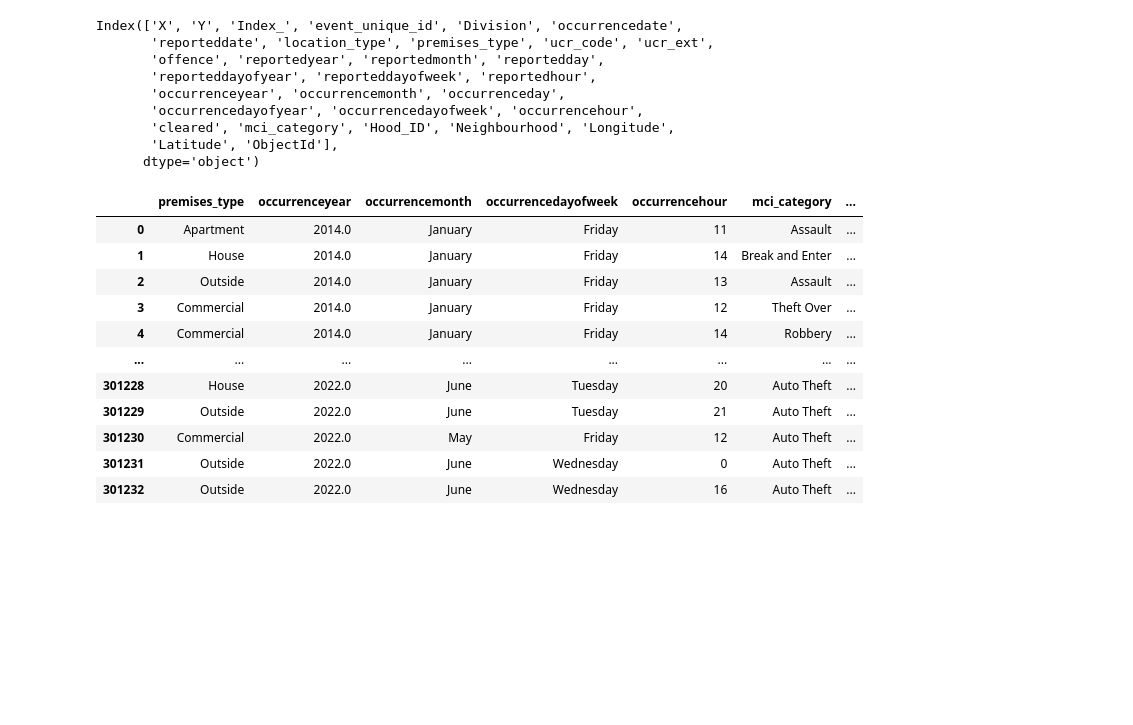
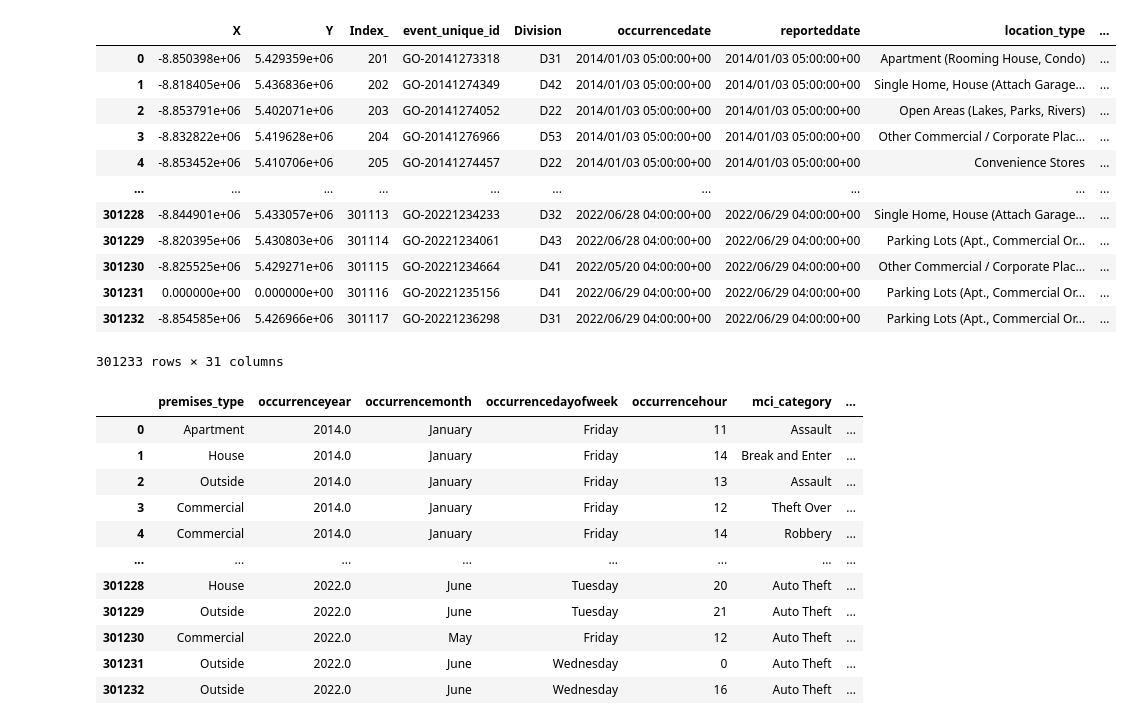
Before and after one commit to Ahmadhha/P1_T4_Test, a Jupyter notebook: Transform/Transform.ipynb, the cells around one changed output. Cells and saved outputs as stored; diff of their text form; code cells hidden in the pictures; blank space fills up the shorter version.

```diff
--- a/Transform/Transform.ipynb
+++ b/Transform/Transform.ipynb
@@ -6,19 +6,23 @@ import numpy as np
 # %%
 # Import csv into DataFrame
 
 tdot_df_raw = pd.read_csv("../Resources/Major_Crime_Indicators.csv")
 
-tdot_df_raw.columns
+tdot_df_raw
 # %% [output]
+|  | X | Y | Index_ | event_unique_id | Division | occurrencedate | reporteddate | location_type | ... |
+| 0 | -8.850398e+06 | 5.429359e+06 | 201 | GO-20141273318 | D31 | 2014/01/03 05:00:00+00 | 2014/01/03 05:00:00+00 | Apartment (Rooming House, Condo) | ... |
+| 1 | -8.818405e+06 | 5.436836e+06 | 202 | GO-20141274349 | D42 | 2014/01/03 05:00:00+00 | 2014/01/03 05:00:00+00 | Single Home, House (Attach Garage... | ... |
+| 2 | -8.853791e+06 | 5.402071e+06 | 203 | GO-20141274052 | D22 | 2014/01/03 05:00:00+00 | 2014/01/03 05:00:00+00 | Open Areas (Lakes, Parks, Rivers) | ... |
+| 3 | -8.832822e+06 | 5.419628e+06 | 204 | GO-20141276966 | D53 | 2014/01/03 05:00:00+00 | 2014/01/03 05:00:00+00 | Other Commercial / Corporate Plac... | ... |
+| 4 | -8.853452e+06 | 5.410706e+06 | 205 | GO-20141274457 | D22 | 2014/01/03 05:00:00+00 | 2014/01/03 05:00:00+00 | Convenience Stores | ... |
+| ... | ... | ... | ... | ... | ... | ... | ... | ... | ... |
+| 301228 | -8.844901e+06 | 5.433057e+06 | 301113 | GO-20221234233 | D32 | 2022/06/28 04:00:00+00 | 2022/06/29 04:00:00+00 | Single Home, House (Attach Garage... | ... |
+| 301229 | -8.820395e+06 | 5.430803e+06 | 301114 | GO-20221234061 | D43 | 2022/06/28 04:00:00+00 | 2022/06/29 04:00:00+00 | Parking Lots (Apt., Commercial Or... | ... |
+| 301230 | -8.825525e+06 | 5.429271e+06 | 301115 | GO-20221234664 | D41 | 2022/05/20 04:00:00+00 | 2022/06/29 04:00:00+00 | Other Commercial / Corporate Plac... | ... |
+| 301231 | 0.000000e+00 | 0.000000e+00 | 301116 | GO-20221235156 | D41 | 2022/06/29 04:00:00+00 | 2022/06/29 04:00:00+00 | Parking Lots (Apt., Commercial Or... | ... |
+| 301232 | -8.854585e+06 | 5.426966e+06 | 301117 | GO-20221236298 | D31 | 2022/06/29 04:00:00+00 | 2022/06/29 04:00:00+00 | Parking Lots (Apt., Commercial Or... | ... |
-Index(['X', 'Y', 'Index_', 'event_unique_id', 'Division', 'occurrencedate',
-       'reporteddate', 'location_type', 'premises_type', 'ucr_code', 'ucr_ext',
-       'offence', 'reportedyear', 'reportedmonth', 'reportedday',
-       'reporteddayofyear', 'reporteddayofweek', 'reportedhour',
-       'occurrenceyear', 'occurrencemonth', 'occurrenceday',
-       'occurrencedayofyear', 'occurrencedayofweek', 'occurrencehour',
-       'cleared', 'mci_category', 'Hood_ID', 'Neighbourhood', 'Longitude',
-       'Latitude', 'ObjectId'],
-      dtype='object')
+301233 rows × 31 columns
 # %%
 # Clean Data
 
```
Also changed, not shown: parts of 4 cells of this notebook, 2 other files.
